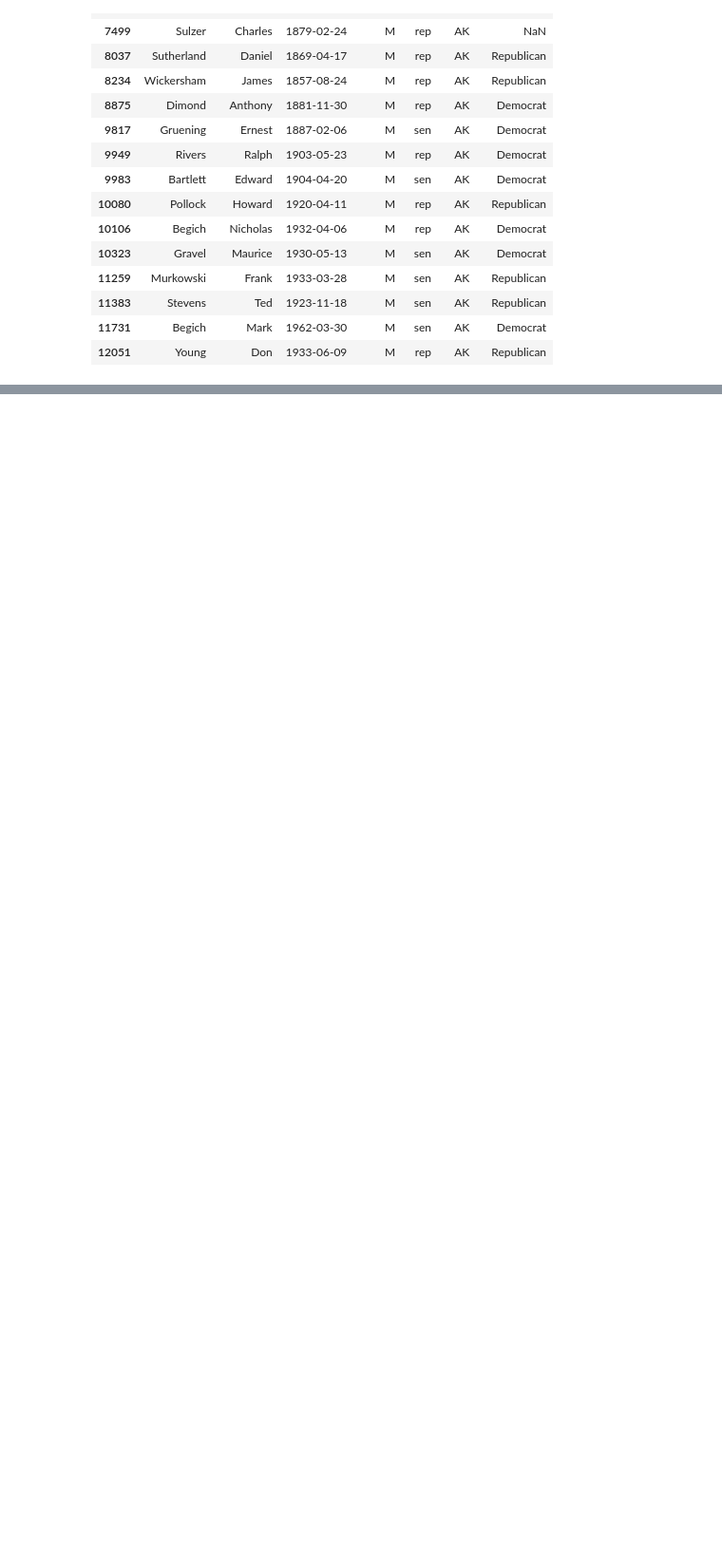
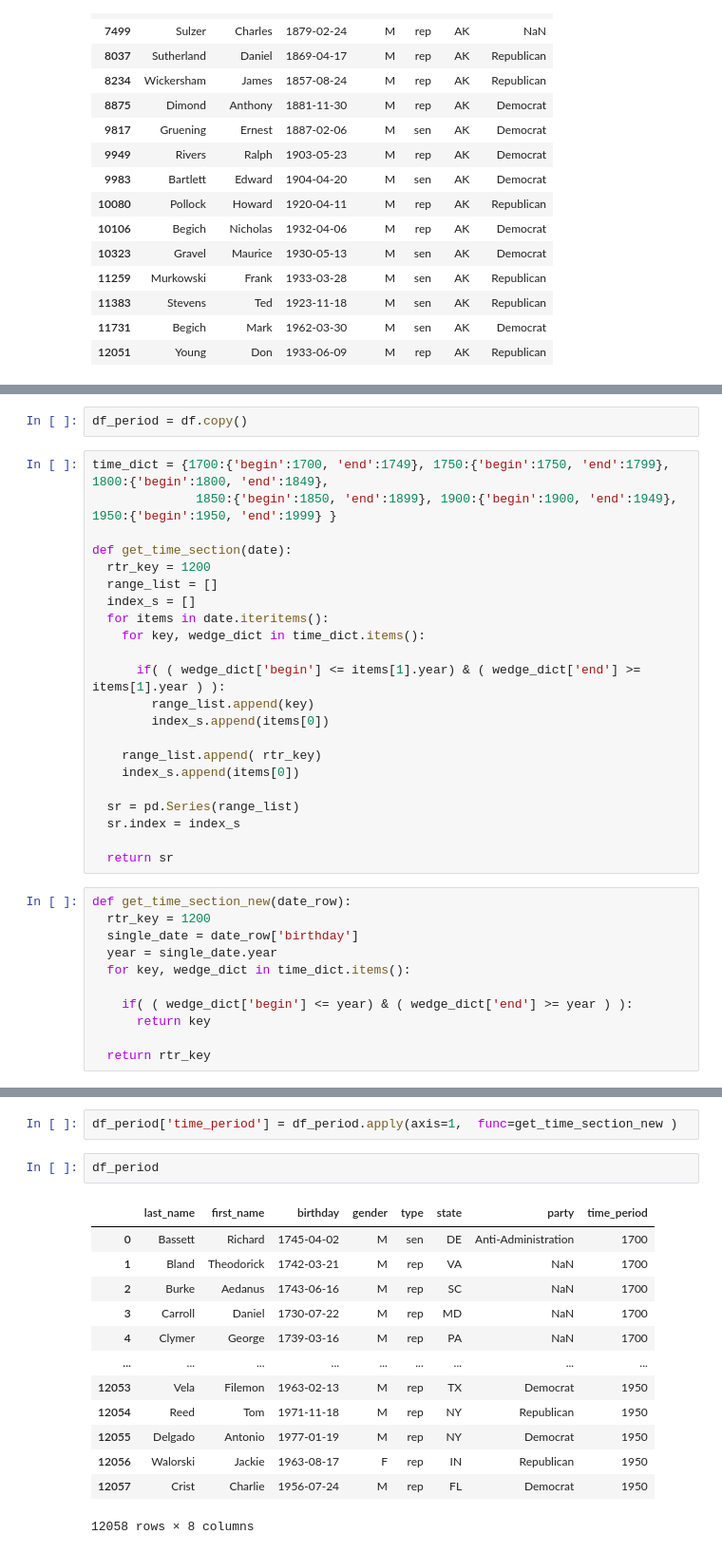
Before and after one commit to sledhead/python_core_test, a Jupyter notebook: pandas_congress.ipynb, the cells around one changed output, grey strips where cells are left out. Shown: that part at 95% size. Drawn from its saved outputs; the diff is of its cells as text; blank space fills up the shorter version.

Commit message:
pandas apply

```diff
--- a/pandas_congress.ipynb
+++ b/pandas_congress.ipynb
@@ -173,0 +319,35 @@ TypeError: ignored
+# %%
+df_period = df.copy()
+# %%
+time_dict = {1700:{'begin':1700, 'end':1749}, 1750:{'begin':1750, 'end':1799}, 1800:{'begin':1800, 'end':1849},
+              1850:{'begin':1850, 'end':1899}, 1900:{'begin':1900, 'end':1949}, 1950:{'begin':1950, 'end':1999} }
+
+def get_time_section(date):
+  rtr_key = 1200
+  range_list = []
+  index_s = []
+  for items in date.iteritems():
+    for key, wedge_dict in time_dict.items():
+
+      if( ( wedge_dict['begin'] <= items[1].year) & ( wedge_dict['end'] >= items[1].year ) ):
+        range_list.append(key)
+        index_s.append(items[0])
+
+    range_list.append( rtr_key)
+    index_s.append(items[0])
+
+  sr = pd.Series(range_list)
+  sr.index = index_s
+
+  return sr
+# %%
+def get_time_section_new(date_row):
+  rtr_key = 1200
+  single_date = date_row['birthday']
+  year = single_date.year
+  for key, wedge_dict in time_dict.items():
+
+    if( ( wedge_dict['begin'] <= year) & ( wedge_dict['end'] >= year ) ):
+      return key
+
+  return rtr_key
@@ -173,0 +358,18 @@ TypeError: ignored
+# %%
+df_period['time_period'] = df_period.apply(axis=1,  func=get_time_section_new )
+# %%
+df_period
+# %% [output]
+|  | last_name | first_name | birthday | gender | type | state | party | time_period |
+| 0 | Bassett | Richard | 1745-04-02 | M | sen | DE | Anti-Administration | 1700 |
+| 1 | Bland | Theodorick | 1742-03-21 | M | rep | VA | NaN | 1700 |
+| 2 | Burke | Aedanus | 1743-06-16 | M | rep | SC | NaN | 1700 |
+| 3 | Carroll | Daniel | 1730-07-22 | M | rep | MD | NaN | 1700 |
+| 4 | Clymer | George | 1739-03-16 | M | rep | PA | NaN | 1700 |
+| ... | ... | ... | ... | ... | ... | ... | ... | ... |
+| 12053 | Vela | Filemon | 1963-02-13 | M | rep | TX | Democrat | 1950 |
+| 12054 | Reed | Tom | 1971-11-18 | M | rep | NY | Republican | 1950 |
+| 12055 | Delgado | Antonio | 1977-01-19 | M | rep | NY | Democrat | 1950 |
+| 12056 | Walorski | Jackie | 1963-08-17 | F | rep | IN | Republican | 1950 |
+| 12057 | Crist | Charlie | 1956-07-24 | M | rep | FL | Democrat | 1950 |
+12058 rows × 8 columns
```
Also changed, not shown: parts of 27 cells of this notebook.
